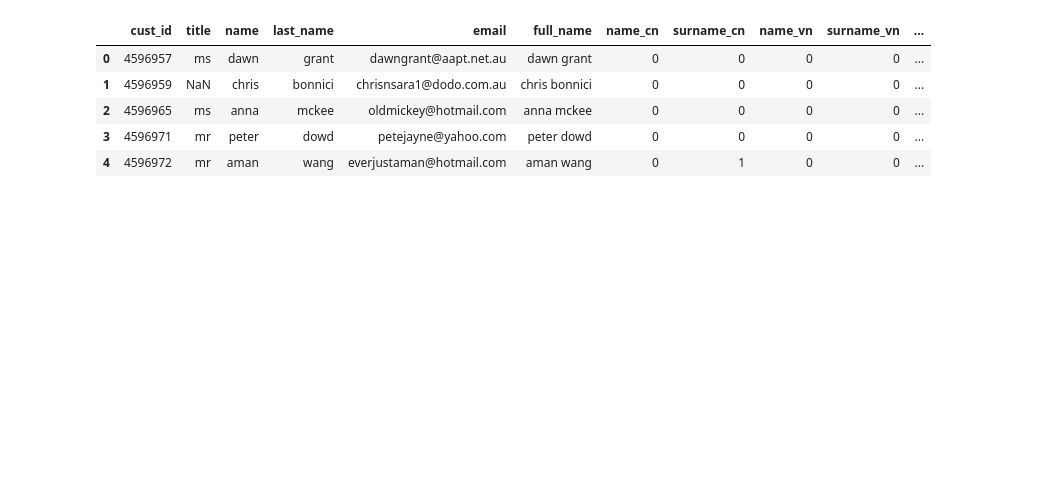
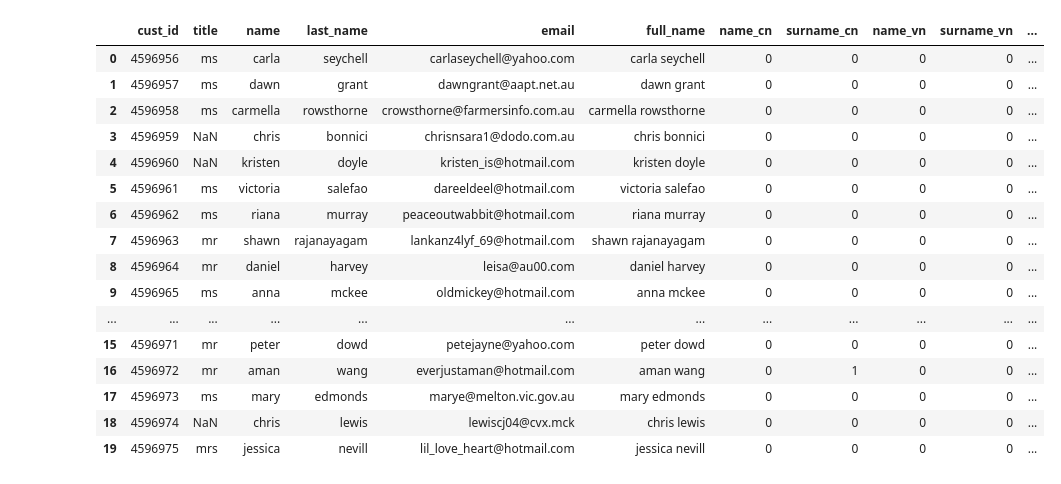
Before and after one commit to eeghor/ethnicity_detector, a Jupyter notebook: chinese_finder.ipynb, the cells around one changed output. Saved outputs shown, nothing was run; the diff lists cells and outputs as text; code cells hidden in the pictures; blank space fills up the shorter version.

```diff
--- a/chinese_finder.ipynb
+++ b/chinese_finder.ipynb
@@ -160,11 +170,22 @@ saving inferred ethnicities (8257872 rows) to tkt_customers_ethn.csv.gz...ok
 # %%
-d = pd.read_csv("tkt_customers_ethn.csv.gz")
+d = pd.read_csv("tkt_customers_ethn.csv.gz", dtype=str)
 # %%
-d.head()
+d.head(20)
 # %% [output]
 |  | cust_id | title | name | last_name | email | full_name | name_cn | surname_cn | name_vn | surname_vn | ... |
-| 0 | 4596957 | ms | dawn | grant | dawngrant@aapt.net.au | dawn grant | 0 | 0 | 0 | 0 | ... |
-| 1 | 4596959 | NaN | chris | bonnici | chrisnsara1@dodo.com.au | chris bonnici | 0 | 0 | 0 | 0 | ... |
-| 2 | 4596965 | ms | anna | mckee | oldmickey@hotmail.com | anna mckee | 0 | 0 | 0 | 0 | ... |
-| 3 | 4596971 | mr | peter | dowd | petejayne@yahoo.com | peter dowd | 0 | 0 | 0 | 0 | ... |
-| 4 | 4596972 | mr | aman | wang | everjustaman@hotmail.com | aman wang | 0 | 1 | 0 | 0 | ... |
+| 0 | 4596956 | ms | carla | seychell | carlaseychell@yahoo.com | carla seychell | 0 | 0 | 0 | 0 | ... |
+| 1 | 4596957 | ms | dawn | grant | dawngrant@aapt.net.au | dawn grant | 0 | 0 | 0 | 0 | ... |
+| 2 | 4596958 | ms | carmella | rowsthorne | crowsthorne@farmersinfo.com.au | carmella rowsthorne | 0 | 0 | 0 | 0 | ... |
+| 3 | 4596959 | NaN | chris | bonnici | chrisnsara1@dodo.com.au | chris bonnici | 0 | 0 | 0 | 0 | ... |
+| 4 | 4596960 | NaN | kristen | doyle | kristen_is@hotmail.com | kristen doyle | 0 | 0 | 0 | 0 | ... |
+| 5 | 4596961 | ms | victoria | salefao | dareeldeel@hotmail.com | victoria salefao | 0 | 0 | 0 | 0 | ... |
+| 6 | 4596962 | ms | riana | murray | peaceoutwabbit@hotmail.com | riana murray | 0 | 0 | 0 | 0 | ... |
+| 7 | 4596963 | mr | shawn | rajanayagam | lankanz4lyf_69@hotmail.com | shawn rajanayagam | 0 | 0 | 0 | 0 | ... |
+| 8 | 4596964 | mr | daniel | harvey | leisa@au00.com | daniel harvey | 0 | 0 | 0 | 0 | ... |
+| 9 | 4596965 | ms | anna | mckee | oldmickey@hotmail.com | anna mckee | 0 | 0 | 0 | 0 | ... |
+| ... | ... | ... | ... | ... | ... | ... | ... | ... | ... | ... | ... |
+| 15 | 4596971 | mr | peter | dowd | petejayne@yahoo.com | peter dowd | 0 | 0 | 0 | 0 | ... |
+| 16 | 4596972 | mr | aman | wang | everjustaman@hotmail.com | aman wang | 0 | 1 | 0 | 0 | ... |
+| 17 | 4596973 | ms | mary | edmonds | marye@melton.vic.gov.au | mary edmonds | 0 | 0 | 0 | 0 | ... |
+| 18 | 4596974 | NaN | chris | lewis | lewiscj04@cvx.mck | chris lewis | 0 | 0 | 0 | 0 | ... |
+| 19 | 4596975 | mrs | jessica | nevill | lil_love_heart@hotmail.com | jessica nevill | 0 | 0 | 0 | 0 | ... |
```
Also changed, not shown: parts of 11 cells of this notebook.
